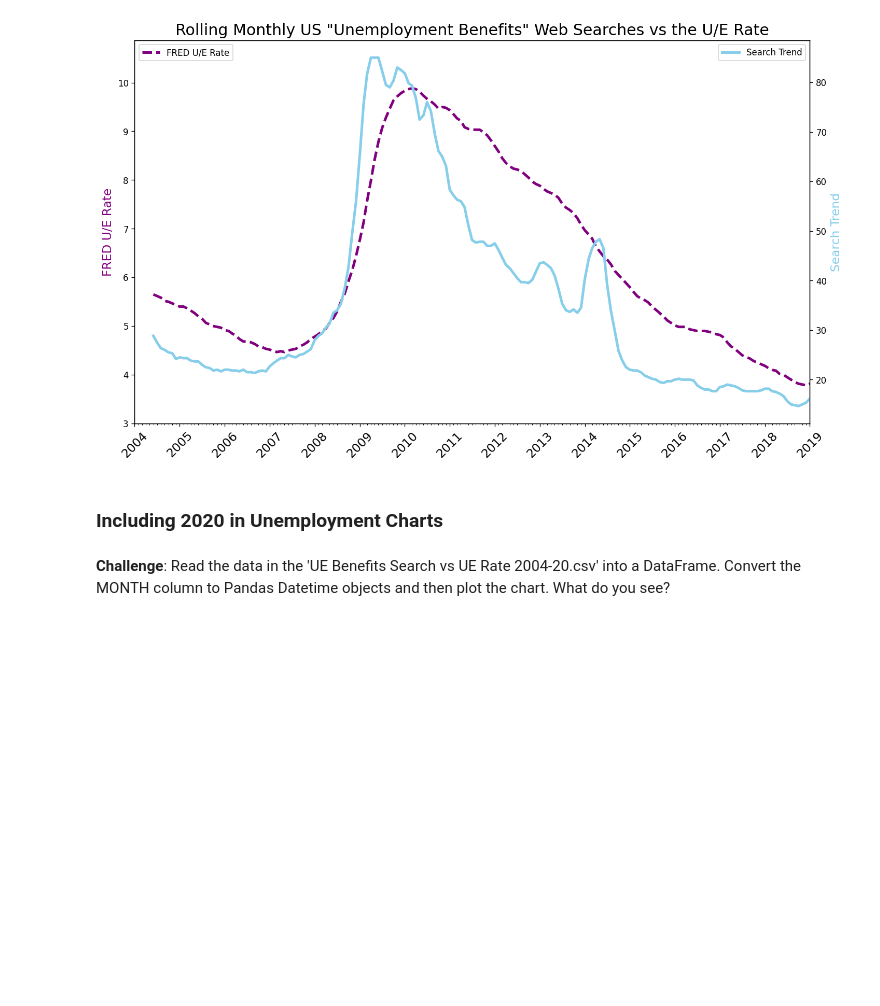
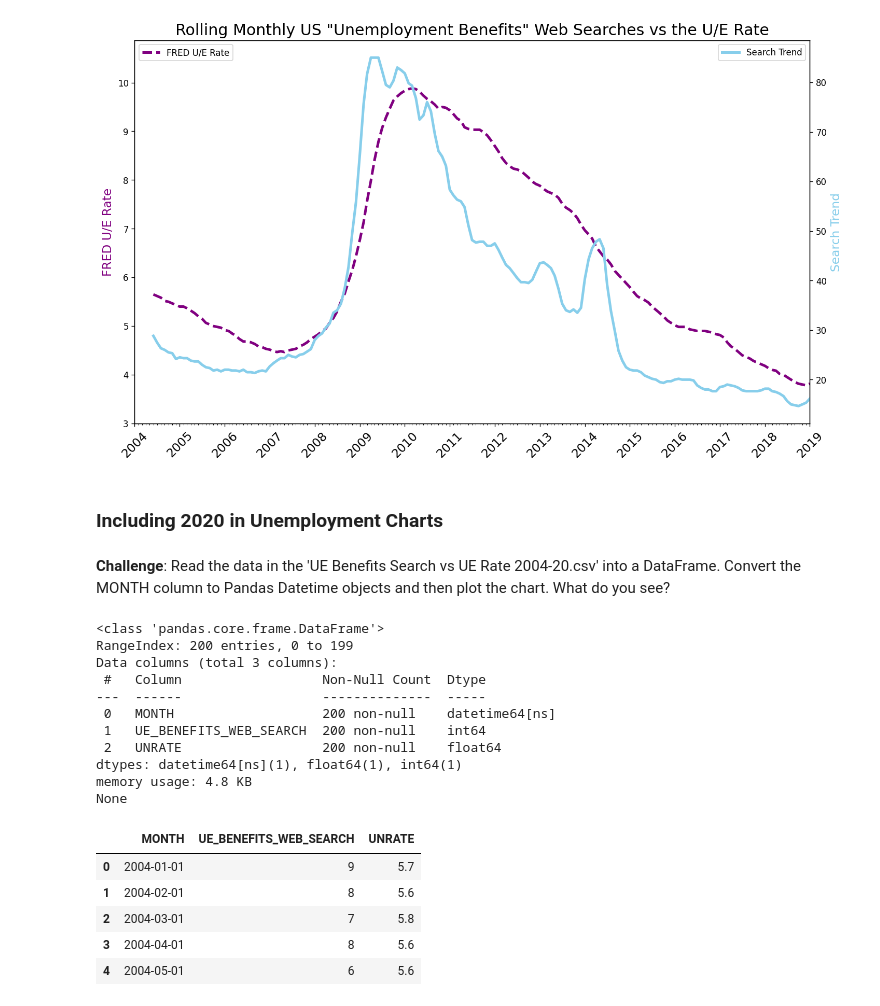
Before and after one commit to fkajose/100-Days-of-Code, a Jupyter notebook: 075-Google-trends-data-viz/Google Trends and Data Visualisation (start).ipynb, the cells around one changed output. Drawn from its saved outputs; the diff is of its cells as text; code cells hidden in the pictures; blank space fills up the shorter version.

```diff
--- a/075-Google-trends-data-viz/Google Trends and Data Visualisation (start).ipynb
+++ b/075-Google-trends-data-viz/Google Trends and Data Visualisation (start).ipynb
@@ -495,3 +488,28 @@ plot_comparison(
 ### Including 2020 in Unemployment Charts
 # %% [markdown]
 **Challenge**: Read the data in the 'UE Benefits Search vs UE Rate 2004-20.csv' into a DataFrame. Convert the MONTH column to Pandas Datetime objects and then plot the chart. What do you see?
+# %%
+df_ue_04_20 = pd.read_csv(
+    "UE Benefits Search vs UE Rate 2004-20.csv",
+    parse_dates=["MONTH"],
+)
+print(df_ue_04_20.info())
+df_ue_04_20.head()
+# %% [output]
+<class 'pandas.core.frame.DataFrame'>
+RangeIndex: 200 entries, 0 to 199
+Data columns (total 3 columns):
+ #   Column                  Non-Null Count  Dtype
+---  ------                  --------------  -----
+ 0   MONTH                   200 non-null    datetime64[ns]
+ 1   UE_BENEFITS_WEB_SEARCH  200 non-null    int64
+ 2   UNRATE                  200 non-null    float64
+dtypes: datetime64[ns](1), float64(1), int64(1)
+memory usage: 4.8 KB
+None
+|  | MONTH | UE_BENEFITS_WEB_SEARCH | UNRATE |
+| 0 | 2004-01-01 | 9 | 5.7 |
+| 1 | 2004-02-01 | 8 | 5.6 |
+| 2 | 2004-03-01 | 7 | 5.8 |
+| 3 | 2004-04-01 | 8 | 5.6 |
+| 4 | 2004-05-01 | 6 | 5.6 |
```
Also changed, not shown: parts of 9 cells of this notebook.
